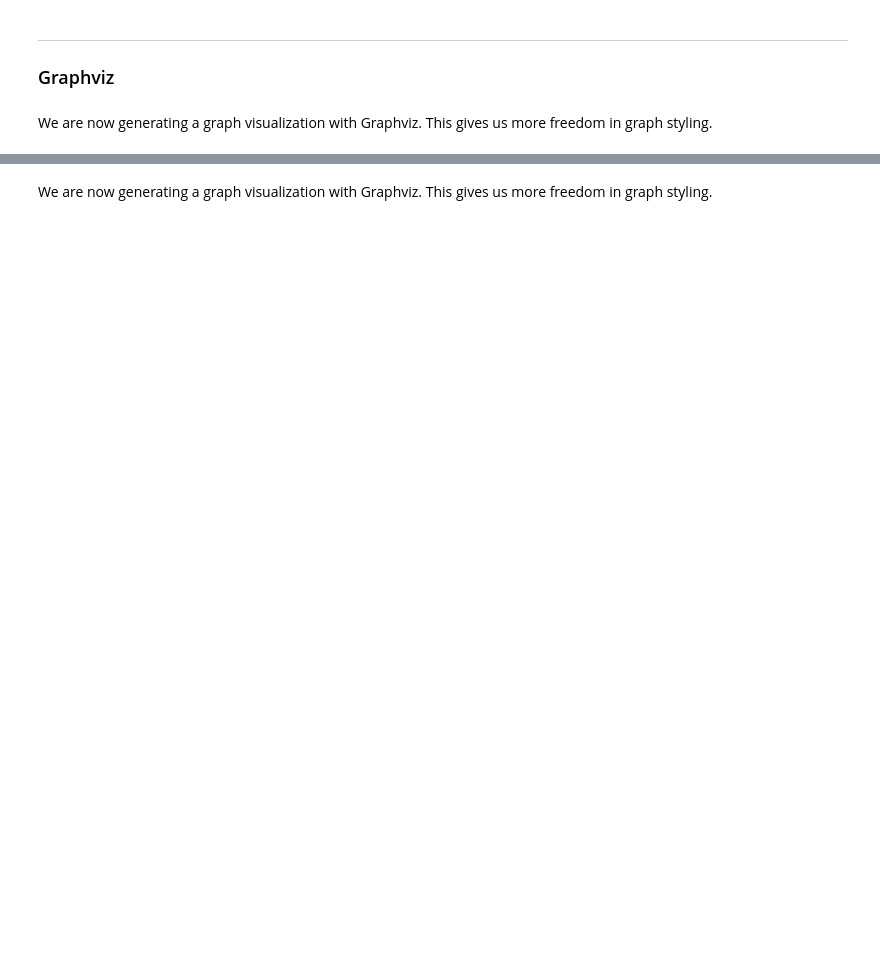
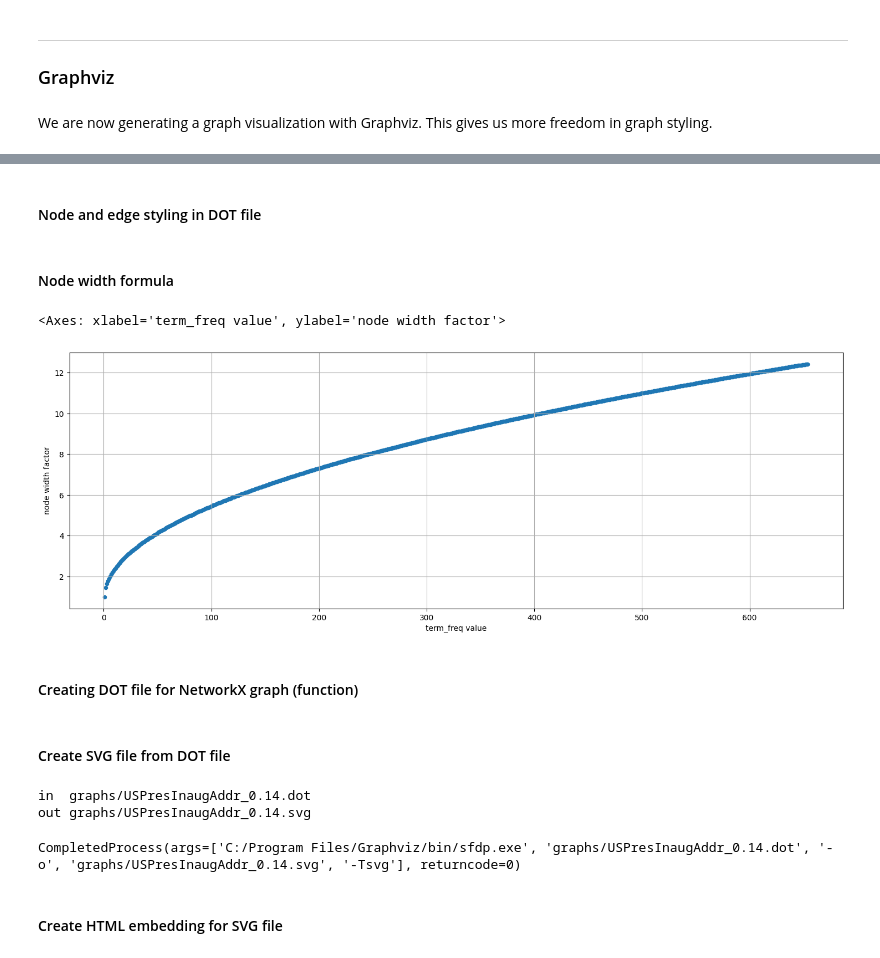
Before and after one commit to nluttenberger/methods_26, a Jupyter notebook: 080-Graph_drawing.ipynb, the cells around one changed output, grey strips where cells are left out. Cells and saved outputs as stored; diff of their text form; code cells hidden in the pictures; blank space fills up the shorter version.

```diff
--- a/080-Graph_drawing.ipynb
+++ b/080-Graph_drawing.ipynb
@@ -143,5 +47,5 @@ actors
 We are now generating a graph visualization with Graphviz. This gives us more freedom in graph styling.
 # %% [markdown]
 ![](img/NetworkX_to_svg.png)
-# %% [markdown]
-We are now generating a graph visualization with Graphviz. This gives us more freedom in graph styling.
+# %% [markdown]
+#### Node and edge styling in DOT file
@@ -147,0 +164,12 @@ We are now generating a graph visualization with Graphviz. This gives us more fr
+# %% [markdown]
+#### Node width formula
+# %%
+xy = {"x": range (1,655), "y": [1.0 + math.sqrt(0.2*(i-1)) for i in range(1,655)]}
+node_width = pd.DataFrame(data=xy)
+node_width
+node_width.plot(kind="scatter", x="x", y="y", figsize=(18,6), xlabel="term_freq value", ylabel="node width factor", grid=True)
+# %% [output]
+<Axes: xlabel='term_freq value', ylabel='node width factor'>
+[figure, added]
+# %% [markdown]
+#### Creating DOT file for NetworkX graph (function)
@@ -147,0 +218,20 @@ We are now generating a graph visualization with Graphviz. This gives us more fr
+# %% [markdown]
+#### Create SVG file from DOT file
+# %%
+# Generate SVG graph and save it
+dot_file = f'graphs/USPresInaugAddr_{threshold}.dot'
+svg_file = f'graphs/USPresInaugAddr_{threshold}.svg'
+outfile = dot_file
+graphToDot(X, outfile)
+infile  = outfile
+print ('in ', infile)
+outfile = svg_file
+print ('out', outfile)
+sfdp = "C:/Program Files/Graphviz/bin/sfdp.exe"
+subprocess.run ([f"{sfdp}", f"{infile}", '-o', f"{outfile}", '-Tsvg'])
+# %% [output]
+in  graphs/USPresInaugAddr_0.14.dot
+out graphs/USPresInaugAddr_0.14.svg
+CompletedProcess(args=['C:/Program Files/Graphviz/bin/sfdp.exe', 'graphs/USPresInaugAddr_0.14.dot', '-o', 'graphs/USPresInaugAddr_0.14.svg', '-Tsvg'], returncode=0)
+# %% [markdown]
+#### Create HTML embedding for SVG file
```
Also changed, not shown: parts of 19 cells of this notebook, 17 other files.
